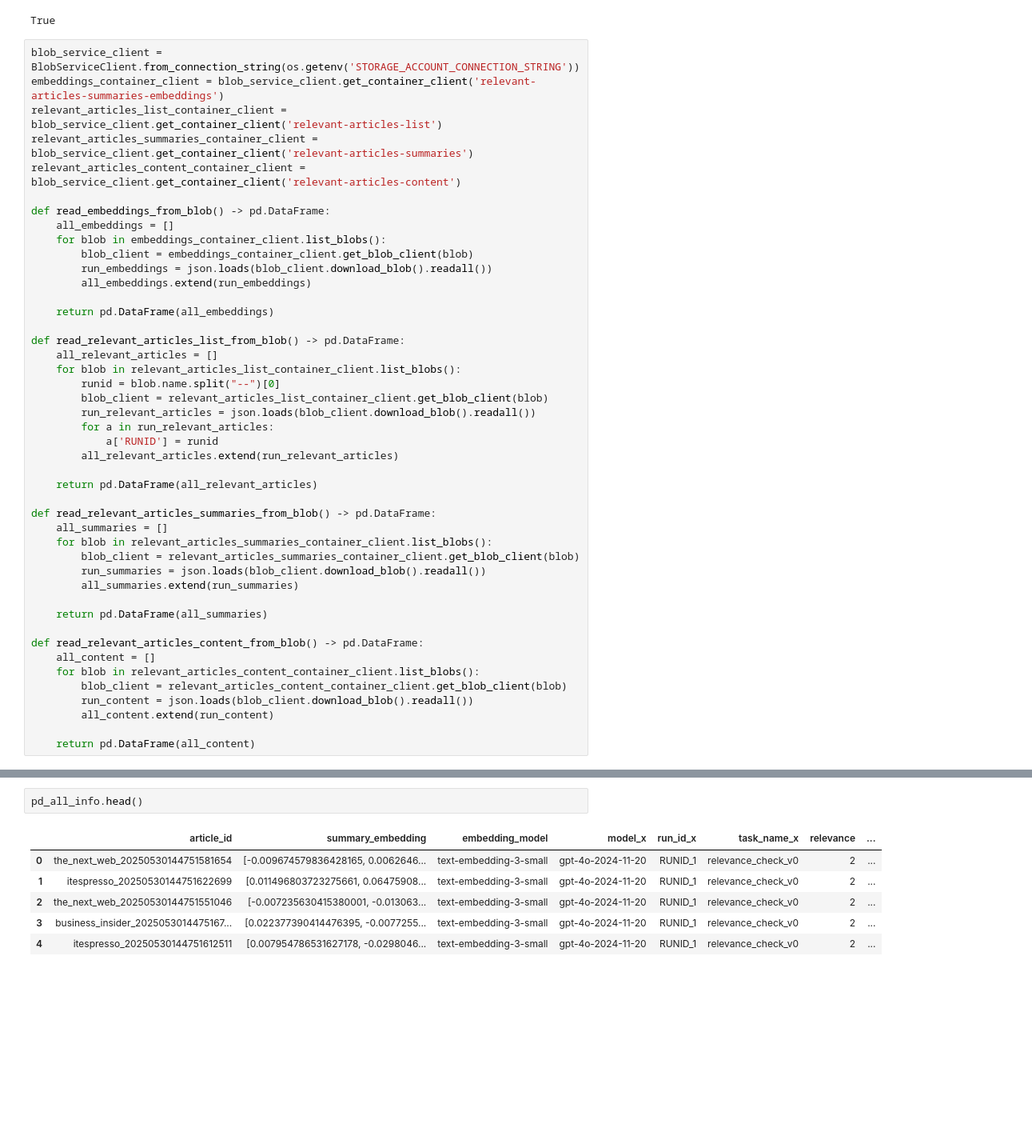
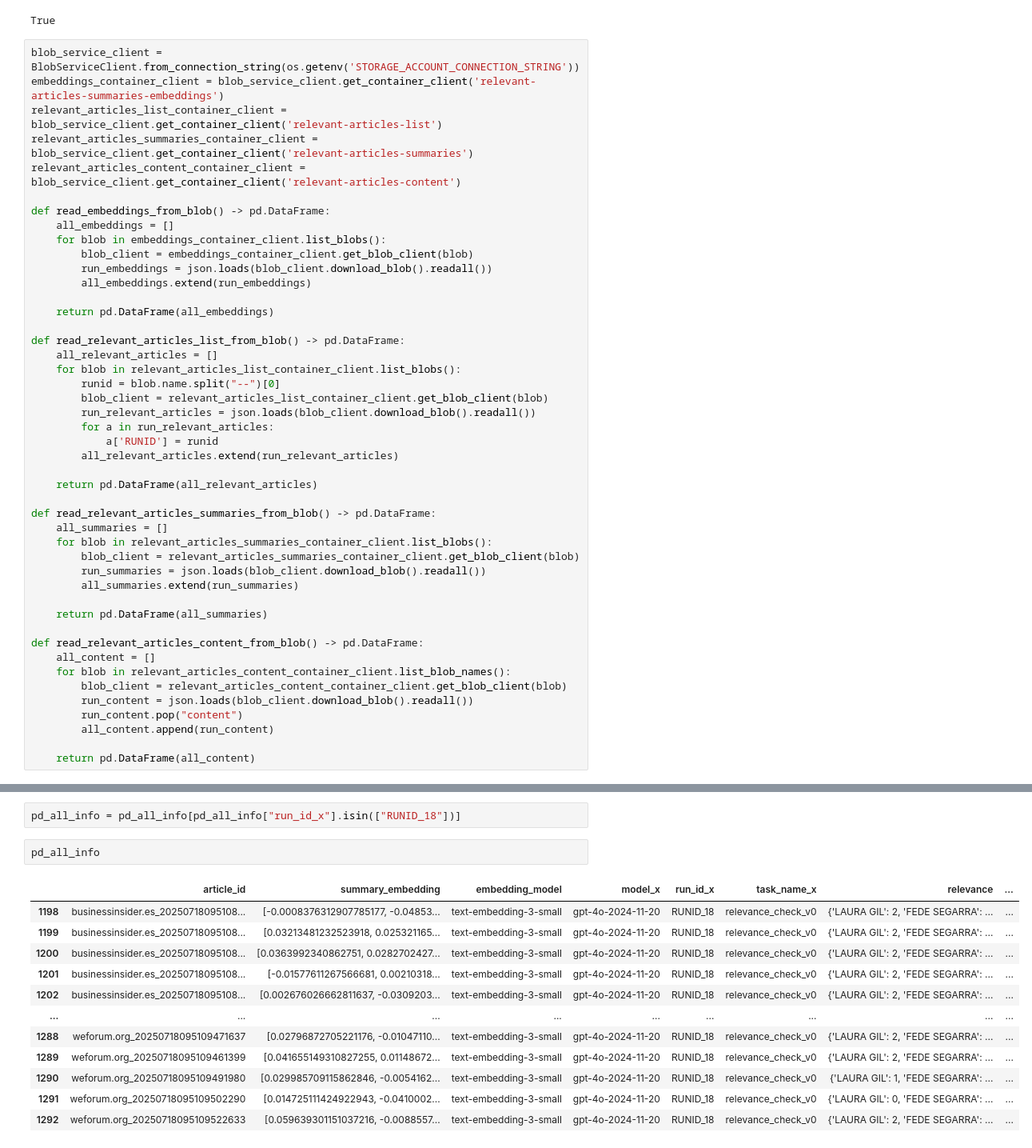
Before and after one commit to Xavaki/linkedin_gen_contents, a Jupyter notebook: dev_tests/embedding_tests.ipynb, the cells around one changed output, grey strips where cells are left out. Shown at 80% size. Drawn from its saved outputs; the diff is of its cells as text; blank space fills up the shorter version.

```diff
--- a/dev_tests/embedding_tests.ipynb
+++ b/dev_tests/embedding_tests.ipynb
@@ -54,9 +62,10 @@ def read_relevant_articles_summaries_from_blob() -> pd.DataFrame:
 
 def read_relevant_articles_content_from_blob() -> pd.DataFrame:
     all_content = []
-    for blob in relevant_articles_content_container_client.list_blobs():
+    for blob in relevant_articles_content_container_client.list_blob_names():
         blob_client = relevant_articles_content_container_client.get_blob_client(blob)
         run_content = json.loads(blob_client.download_blob().readall())
-        all_content.extend(run_content)
+        run_content.pop("content")
+        all_content.append(run_content)
 
     return pd.DataFrame(all_content)
@@ -70,12 +97,20 @@ pd_relevant_articles_content.drop(columns=['content'], inplace=True, axis=1)
 pd_all_info = pd_embeddings.merge(pd_relevant_articles, on="article_id", how="inner")
 pd_all_info = pd_all_info.merge(pd_relevant_articles_summaries, on="article_id", how="inner")
 pd_all_info = pd_all_info.merge(pd_relevant_articles_content, on="article_id", how="inner")
+# %%
+pd_all_info = pd_all_info[pd_all_info["run_id_x"].isin(["RUNID_18"])]
 # %%
-pd_all_info.head()
+pd_all_info
 # %% [output]
 |  | article_id | summary_embedding | embedding_model | model_x | run_id_x | task_name_x | relevance | ... |
-| 0 | the_next_web_20250530144751581654 | [-0.009674579836428165, 0.0062646... | text-embedding-3-small | gpt-4o-2024-11-20 | RUNID_1 | relevance_check_v0 | 2 | ... |
-| 1 | itespresso_20250530144751622699 | [0.011496803723275661, 0.06475908... | text-embedding-3-small | gpt-4o-2024-11-20 | RUNID_1 | relevance_check_v0 | 2 | ... |
-| 2 | the_next_web_20250530144751551046 | [-0.007235630415380001, -0.013063... | text-embedding-3-small | gpt-4o-2024-11-20 | RUNID_1 | relevance_check_v0 | 2 | ... |
-| 3 | business_insider_2025053014475167... | [0.022377390414476395, -0.0077255... | text-embedding-3-small | gpt-4o-2024-11-20 | RUNID_1 | relevance_check_v0 | 2 | ... |
-| 4 | itespresso_20250530144751612511 | [0.007954786531627178, -0.0298046... | text-embedding-3-small | gpt-4o-2024-11-20 | RUNID_1 | relevance_check_v0 | 2 | ... |
+| 1198 | businessinsider.es_20250718095108... | [-0.0008376312907785177, -0.04853... | text-embedding-3-small | gpt-4o-2024-11-20 | RUNID_18 | relevance_check_v0 | {'LAURA GIL': 2, 'FEDE SEGARRA': ... | ... |
+| 1199 | businessinsider.es_20250718095108... | [0.03213481232523918, 0.025321165... | text-embedding-3-small | gpt-4o-2024-11-20 | RUNID_18 | relevance_check_v0 | {'LAURA GIL': 2, 'FEDE SEGARRA': ... | ... |
+| 1200 | businessinsider.es_20250718095108... | [0.0363992340862751, 0.0282702427... | text-embedding-3-small | gpt-4o-2024-11-20 | RUNID_18 | relevance_check_v0 | {'LAURA GIL': 2, 'FEDE SEGARRA': ... | ... |
+| 1201 | businessinsider.es_20250718095108... | [-0.01577611267566681, 0.00210318... | text-embedding-3-small | gpt-4o-2024-11-20 | RUNID_18 | relevance_check_v0 | {'LAURA GIL': 2, 'FEDE SEGARRA': ... | ... |
+| 1202 | businessinsider.es_20250718095108... | [0.002676026662811637, -0.0309203... | text-embedding-3-small | gpt-4o-2024-11-20 | RUNID_18 | relevance_check_v0 | {'LAURA GIL': 2, 'FEDE SEGARRA': ... | ... |
+| ... | ... | ... | ... | ... | ... | ... | ... | ... |
+| 1288 | weforum.org_20250718095109471637 | [0.02796872705221176, -0.01047110... | text-embedding-3-small | gpt-4o-2024-11-20 | RUNID_18 | relevance_check_v0 | {'LAURA GIL': 2, 'FEDE SEGARRA': ... | ... |
+| 1289 | weforum.org_20250718095109461399 | [0.041655149310827255, 0.01148672... | text-embedding-3-small | gpt-4o-2024-11-20 | RUNID_18 | relevance_check_v0 | {'LAURA GIL': 2, 'FEDE SEGARRA': ... | ... |
+| 1290 | weforum.org_20250718095109491980 | [0.029985709115862846, -0.0054162... | text-embedding-3-small | gpt-4o-2024-11-20 | RUNID_18 | relevance_check_v0 | {'LAURA GIL': 1, 'FEDE SEGARRA': ... | ... |
+| 1291 | weforum.org_20250718095109502290 | [0.014725111424922943, -0.0410002... | text-embedding-3-small | gpt-4o-2024-11-20 | RUNID_18 | relevance_check_v0 | {'LAURA GIL': 0, 'FEDE SEGARRA': ... | ... |
+| 1292 | weforum.org_20250718095109522633 | [0.059639301151037216, -0.0088557... | text-embedding-3-small | gpt-4o-2024-11-20 | RUNID_18 | relevance_check_v0 | {'LAURA GIL': 2, 'FEDE SEGARRA': ... | ... |
```
Also changed, not shown: parts of 25 cells of this notebook, 51 other files.
